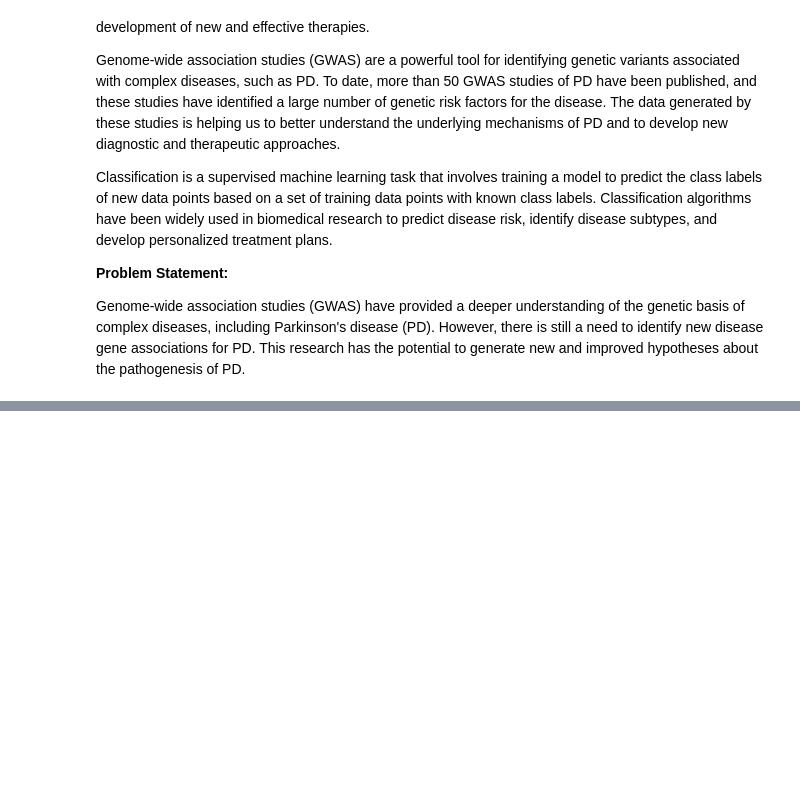
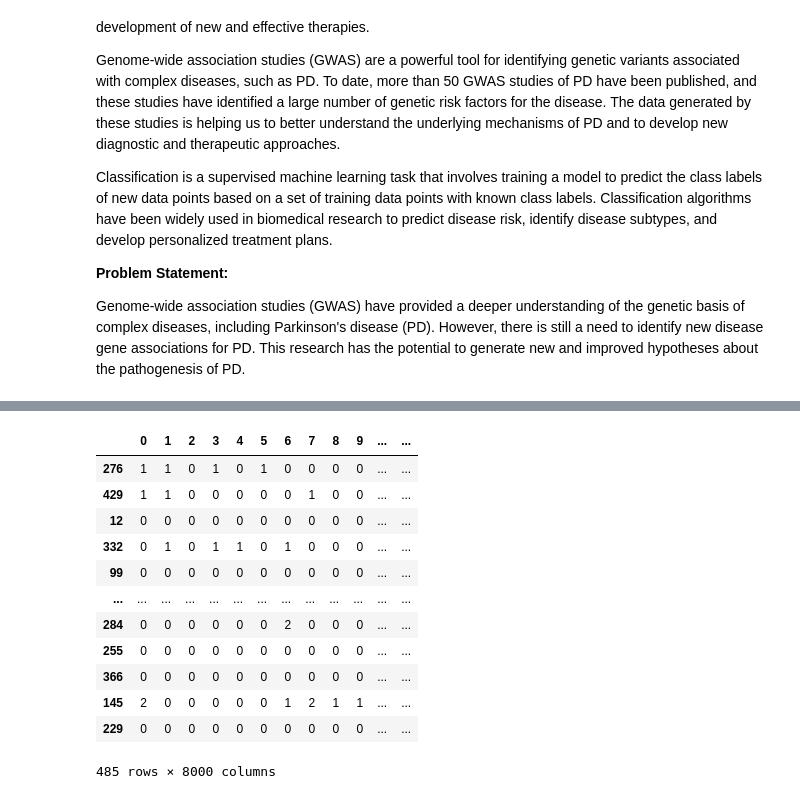
Before and after one commit to aysanraza/parkinson-explorer, a Jupyter notebook: parkinson_explorer.ipynb, the cells around one changed output, grey strips where cells are left out. Cells and saved outputs as stored; diff of their text form; code cells hidden in the pictures; blank space fills up the shorter version.

Commit message:
Data Processing

```diff
--- a/parkinson_explorer.ipynb
+++ b/parkinson_explorer.ipynb
@@ -14,0 +40,7 @@ Genome-wide association studies (GWAS) have provided a deeper understanding of t
+# %%
+# dataset importation
+
+df1 = pd.read_csv('/data/tripeptide_data_PD.csv', header=None)
+df2 = pd.read_csv('/data/tripeptide_data_non-pd.csv', header=None)
+
+print(df1.shape), print(df2.shape)
@@ -14,0 +57,9 @@ Genome-wide association studies (GWAS) have provided a deeper understanding of t
+# %%
+# data mangling and cleaning
+
+df1['label'] = 1
+df2['label'] = 0
+df = pd.concat([df1, df2], ignore_index=True)
+df = shuffle(df)
+print (df.shape), print (df)
+df.fillna(method ='pad', inplace=True) # filling null values with pad
@@ -14,0 +90,16 @@ Genome-wide association studies (GWAS) have provided a deeper understanding of t
+# %%
+features = df.iloc[:, :-1]; features
+# %% [output]
+|  | 0 | 1 | 2 | 3 | 4 | 5 | 6 | 7 | 8 | 9 | ... | ... |
+| 276 | 1 | 1 | 0 | 1 | 0 | 1 | 0 | 0 | 0 | 0 | ... | ... |
+| 429 | 1 | 1 | 0 | 0 | 0 | 0 | 0 | 1 | 0 | 0 | ... | ... |
+| 12 | 0 | 0 | 0 | 0 | 0 | 0 | 0 | 0 | 0 | 0 | ... | ... |
+| 332 | 0 | 1 | 0 | 1 | 1 | 0 | 1 | 0 | 0 | 0 | ... | ... |
+| 99 | 0 | 0 | 0 | 0 | 0 | 0 | 0 | 0 | 0 | 0 | ... | ... |
+| ... | ... | ... | ... | ... | ... | ... | ... | ... | ... | ... | ... | ... |
+| 284 | 0 | 0 | 0 | 0 | 0 | 0 | 2 | 0 | 0 | 0 | ... | ... |
+| 255 | 0 | 0 | 0 | 0 | 0 | 0 | 0 | 0 | 0 | 0 | ... | ... |
+| 366 | 0 | 0 | 0 | 0 | 0 | 0 | 0 | 0 | 0 | 0 | ... | ... |
+| 145 | 2 | 0 | 0 | 0 | 0 | 0 | 1 | 2 | 1 | 1 | ... | ... |
+| 229 | 0 | 0 | 0 | 0 | 0 | 0 | 0 | 0 | 0 | 0 | ... | ... |
+485 rows × 8000 columns
```
Also changed, not shown: parts of 12 cells of this notebook.
